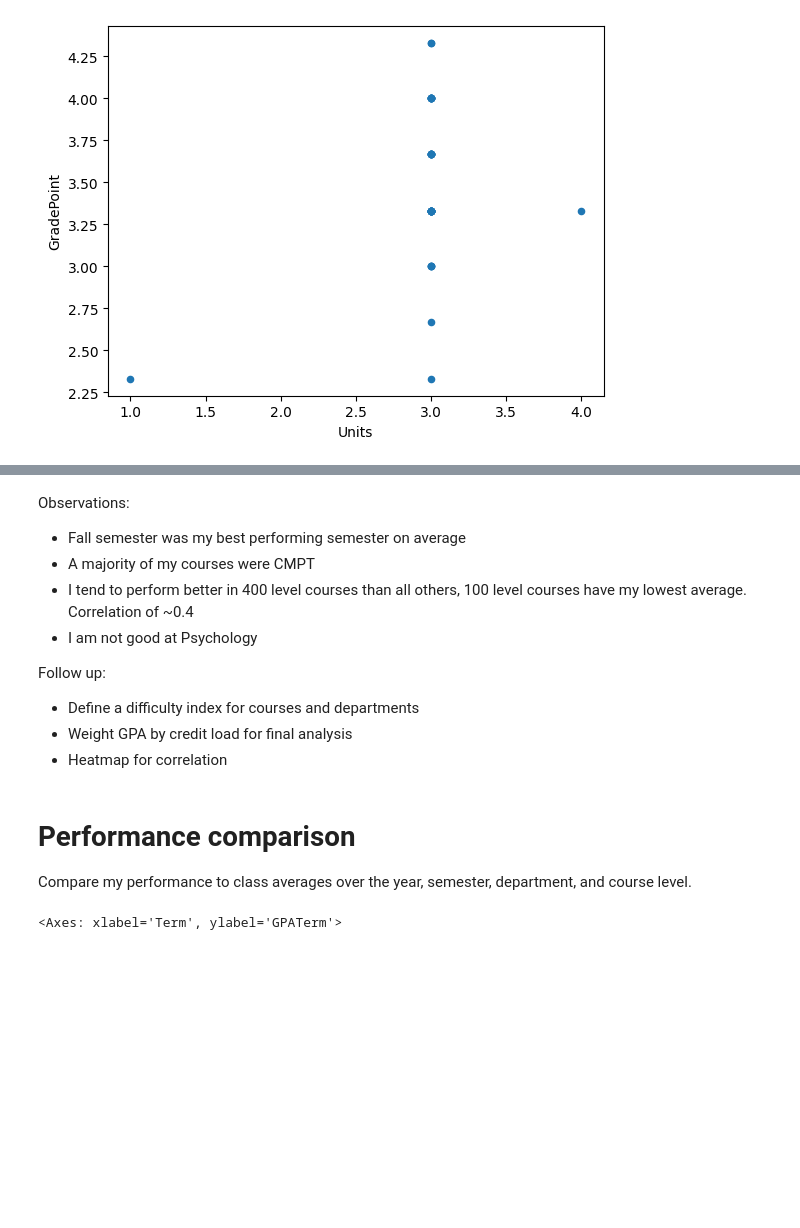
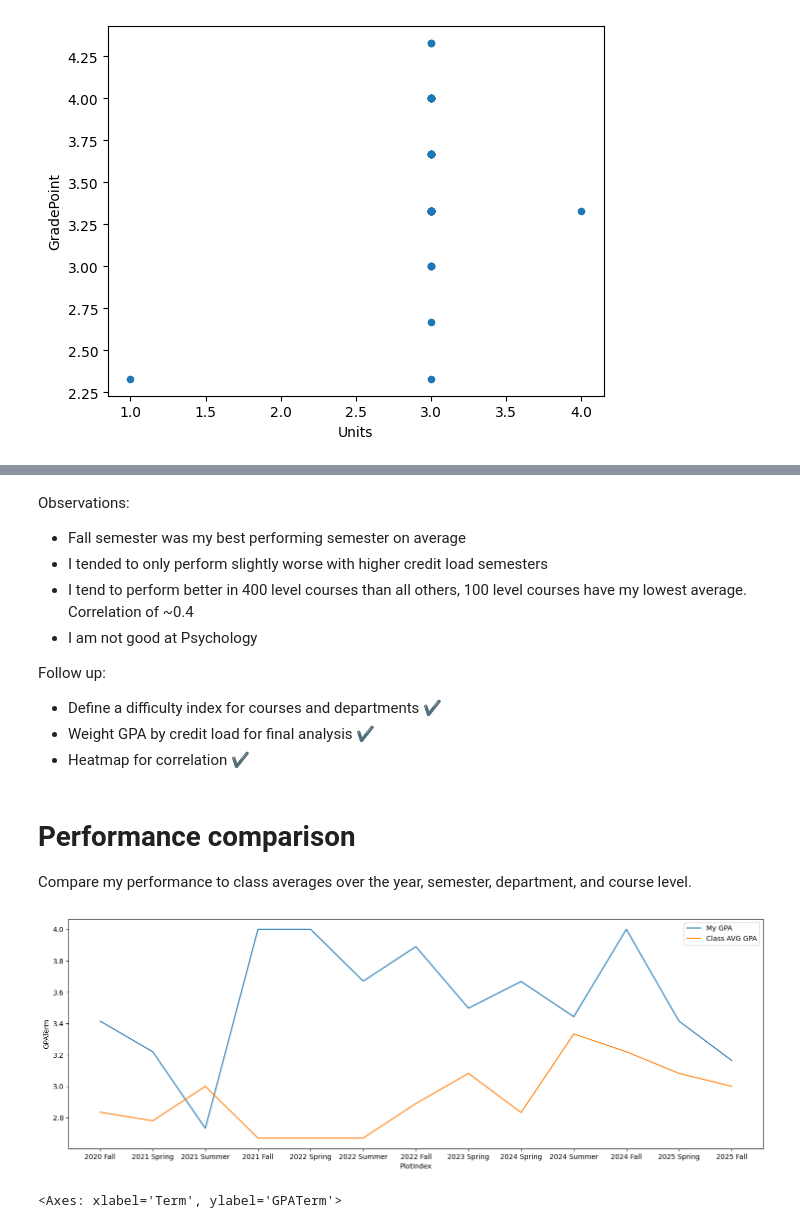
Before and after one commit to NickTurenne/Transcript-Analysis, a Jupyter notebook: notebooks/EDA.ipynb, the cells around one changed output, grey strips where cells are left out. Cells and saved outputs as stored; diff of their text form; code cells hidden in the pictures; blank space fills up the shorter version.

```diff
--- a/notebooks/EDA.ipynb
+++ b/notebooks/EDA.ipynb
@@ -288,15 +302,28 @@ df_grade_filtered[["GradePoint", "Units", "CourseLevel", "Year", "ClassAvgGradeP
 # %% [markdown]
 Observations:
 - Fall semester was my best performing semester on average
-- A majority of my courses were CMPT
+- I tended to only perform slightly worse with higher credit load semesters
 - I tend to perform better in 400 level courses than all others, 100 level courses have my lowest average. Correlation of ~0.4
 - I am not good at Psychology
 
 Follow up:
-- Define a difficulty index for courses and departments
-- Weight GPA by credit load for final analysis
-- Heatmap for correlation
+- Define a difficulty index for courses and departments ✔️
+- Weight GPA by credit load for final analysis ✔️
+- Heatmap for correlation ✔️
 # %% [markdown]
 # Performance comparison
 Compare my performance to class averages over the year, semester, department, and course level.
+# %%
+df_term_gpa= df_grade_filtered.groupby("Term", as_index=False).agg(ClassAverageGPATerm=("ClassAvgGradePoint", "mean"), GPATerm=("GradePoint", "mean"), TermIndex=("TermIndex", "mean"))
+df_term_gpa = df_term_gpa.sort_values("TermIndex").reset_index(drop=True)
+df_term_gpa["PlotIndex"] = range(len(df_term_gpa))
+plt.figure(figsize=(18,6))
+sns.lineplot(data=df_term_gpa, x="PlotIndex", y="GPATerm", label="My GPA")
+sns.lineplot(data=df_term_gpa, x="PlotIndex", y="ClassAverageGPATerm", label="Class AVG GPA")
+_ = plt.xticks(
+    ticks=df_term_gpa["PlotIndex"],
+    labels=df_term_gpa["Term"]
+)
+# %% [output]
+[figure, added]
 # %%
```
Also changed, not shown: parts of 8 cells of this notebook, 1 other file.
